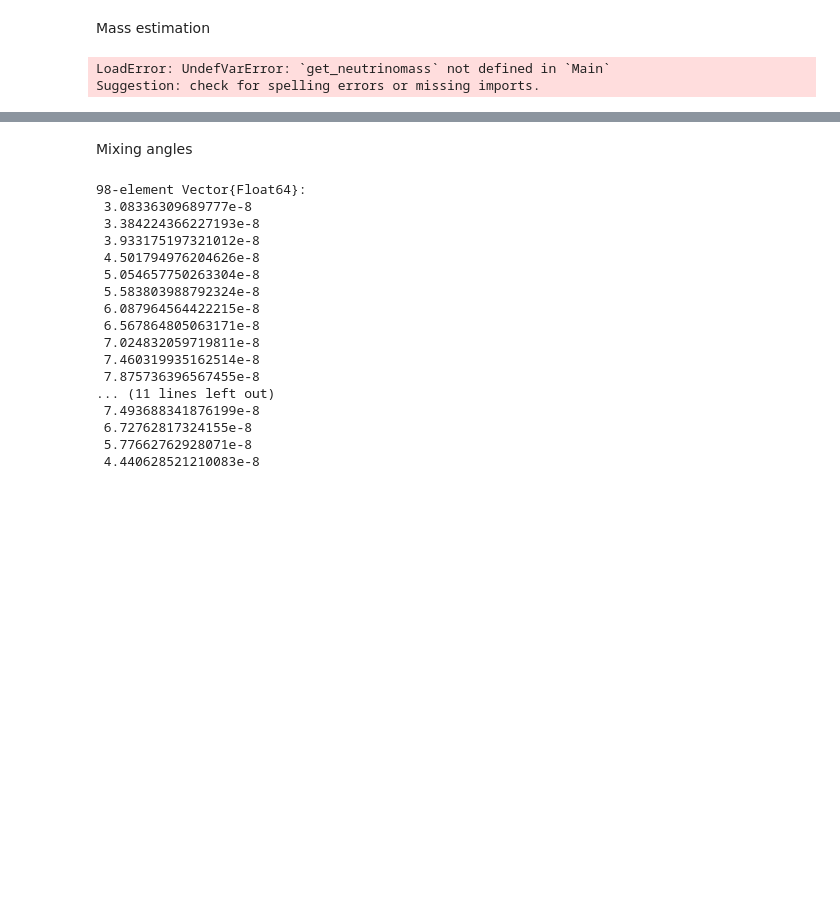
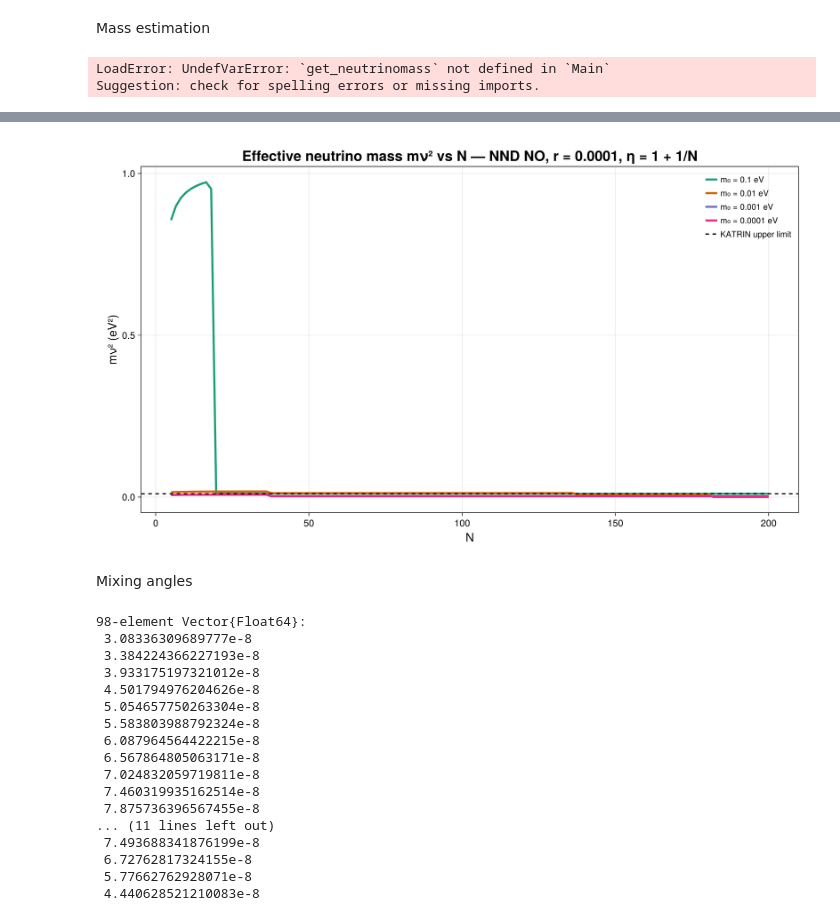
Before and after one commit to philippeller/Newtrinos.jl, a Jupyter notebook: src/experiments/katrin/katrin_final.ipynb, the cells around one changed output, grey strips where cells are left out. Saved outputs shown, nothing was run; the diff lists cells and outputs as text; code cells hidden in the pictures; blank space fills up the shorter version.

```diff
--- a/src/experiments/katrin/katrin_final.ipynb
+++ b/src/experiments/katrin/katrin_final.ipynb
@@ -299,3 +462,97 @@ display("image/png",fig)
+# %%
+using CairoMakie
+using ColorSchemes
+
+# ===================== PARAMETERS =====================
+
+N_range  = range(5, 200, length = 120)
+m0_values = [0.1, 0.01, 0.001, 0.0001]
+r = 1e-4
+
+mass_by_m0 = Dict(m0 => Float64[] for m0 in m0_values)
+
+f = Newtrinos.katrin.get_neutrinomass(osc_cfg.flavour)
+
+# ===================== COMPUTATION =====================
+
+for N in N_range
+    for m0 in m0_values
+        par_p = merge(par, (m₀ = m0, r = r, N = N))
+        push!(mass_by_m0[m0], f(par_p))
+    end
+end
+
+# ===================== COLORS =====================
+
+cs = ColorSchemes.Dark2_8
+colors = Dict(
+    0.1    => cs[1],
+    0.01   => cs[2],
+    0.001  => cs[3],
+    0.0001 => cs[4]
+)
+
+c_lim = :black
+
+# ===================== FIGURE =====================
+
+fig = Figure(size = (1200, 700))
+
+ax = Axis(
+    fig[1, 1],
+    title  = "Effective neutrino mass mν² vs N — NND NO, r = $(r), η = 1 + 1/N",
+    xlabel = "N",
+    ylabel = "mν² (eV²)",
+
+    titlesize = 24,
+    xlabelsize = 20,
+    ylabelsize = 20,
+    xticklabelsize = 16,
+    yticklabelsize = 16,
+
+    xgridvisible = true,
+    ygridvisible = true,
+    xgridcolor = :gray90,
+    ygridcolor = :gray90,
+)
+
+# ===================== PLOTS =====================
+
+for m0 in m0_values
+    lines!(
+        ax,
+        N_range,
+        mass_by_m0[m0];
+        label = "m₀ = $(m0) eV",
+        linewidth = 3.5,
+        color = colors[m0]
+    )
+end
+
+# ===================== KATRIN LIMIT =====================
+
+hlines!(
+    ax, 0.01;
+    linestyle = :dash,
+    linewidth = 2,
+    color = c_lim,
+    label = "KATRIN upper limit"
+)
+
+# ===================== LEGEND =====================
+
+axislegend(
+    ax,
+    position = :rt,
+    framevisible = false,
+    fontsize = 16
+)
+
+display("image/png", fig)
+
+# save("/home/sofialon/Newtrinos.jl/plots_fix/abs_phen/katrin_N_m0_NND_NO_r($(r)).png", fig)
+# %% [output]
+[figure, added]
 # %% [markdown]
 Mixing angles
 # %%
```
Also changed, not shown: parts of 6 cells of this notebook, 53 other files.
